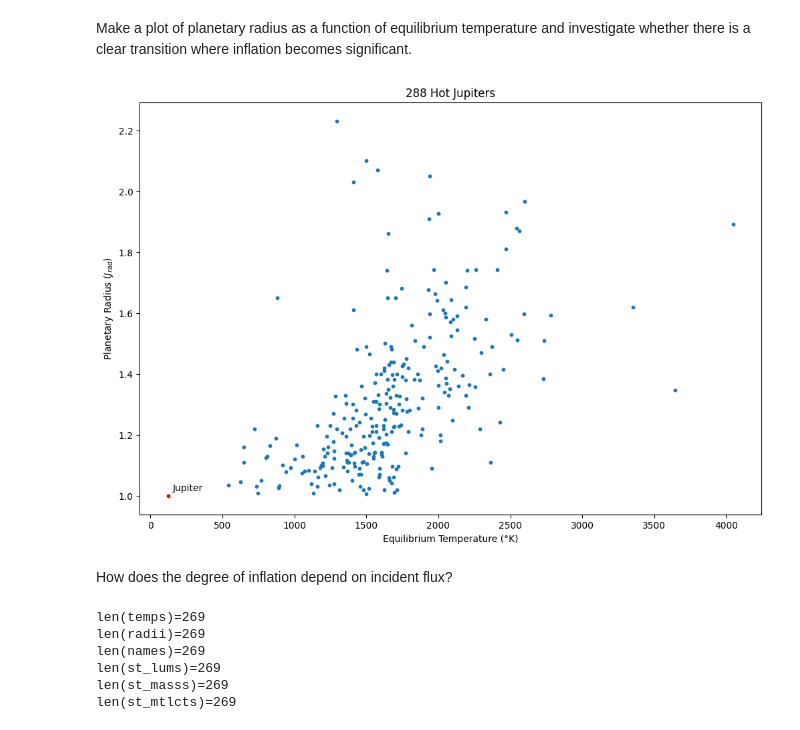
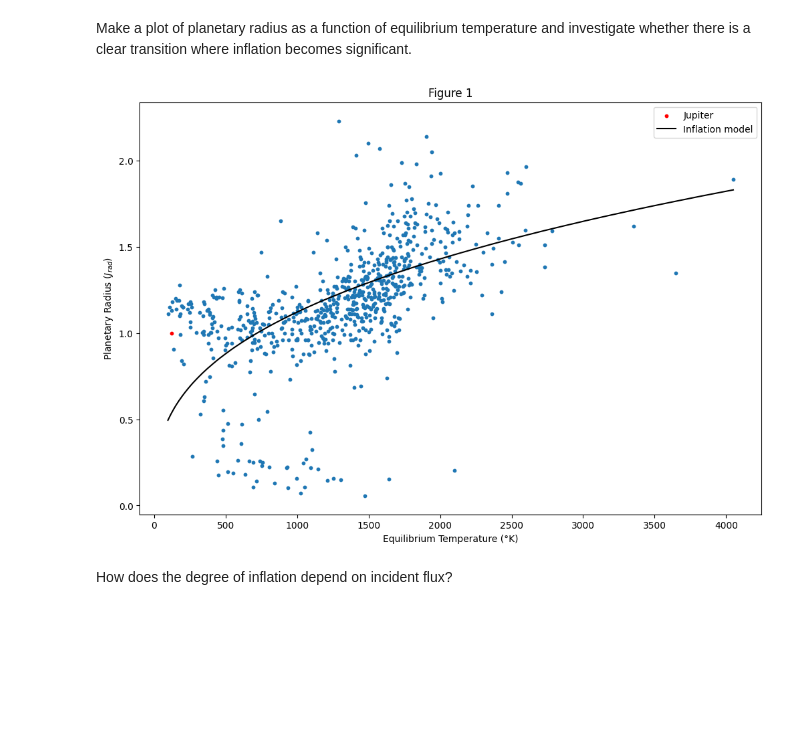
Before and after one commit to Macauley-Jones/PHYS2116_Comp_Assignment, a Jupyter notebook: Computational Assignment.ipynb, the cells around one changed output. Drawn from its saved outputs; the diff is of its cells as text; code cells hidden in the pictures; blank space fills up the shorter version.

```diff
--- a/Computational Assignment.ipynb
+++ b/Computational Assignment.ipynb
@@ -8,17 +8,19 @@ import csv
 # %%
 temps = []
 radii = []
+sm_as = []
 names = []
 st_lums = []
 st_masss = []
-st_mtlcts = []
+st_mets = []
+st_rads = []
 
-temp_uncs = {
-    "plus" : plus,
+# temp_uncs = {
+#     "plus" : plus,
 
-}
+# }
 
-with open("PSCompPars_2026(288).csv", newline='') as file:
+with open("PSCompPars_2026(1485).csv", newline='') as file:
     for line in file:
         if not line.startswith("#"):  # first non-metadata line
             header_line = line
@@ -28,10 +30,12 @@ with open("PSCompPars_2026(288).csv", newline='') as file:
     # print(reader.fieldnames)
 
     for row in reader:
-        if row["pl_eqt"] and row["pl_radj"] and row["st_lum"] and row["st_mass"] and row["st_met"]:
+        if row["pl_eqt"] and row["pl_radj"] and row["st_lum"] and row["st_mass"] and row["st_met"] and row["pl_orbsmax"] and row["pl_name"] and row["st_rad"]:
             temps.append(float(row["pl_eqt"]))
             radii.append(float(row["pl_radj"]))
+            sm_as.append(float(row["pl_orbsmax"]))
             st_lums.append(float(row["st_lum"]))
             st_masss.append(float(row["st_mass"]))
-            st_mtlcts.append(float(row["st_met"]))
+            st_mets.append(float(row["st_met"]))
+            st_rads.append(float(row["st_rad"]))
             names.append(row["pl_name"])
@@ -44,39 +43,36 @@ temps_sorted, radii_sorted, names_sorted = zip(*combined)
 J_temp = 122
 J_rad = 1
 # %%
-def plot1(eqt, rad, names):
+def plot1(eqt, rad):
     plt.figure(figsize=(12,8))
     plt.scatter(eqt, rad, s=10)
 
-    plt.scatter(J_temp, J_rad, color='red', s=10, label='Jupiter')
-    plt.annotate("Jupiter", (J_temp, J_rad),textcoords="offset points", xytext=(5,5))
+    plt.scatter(J_temp, J_rad, color="red", s=10, label="Jupiter")
+
+    x = np.linspace(min(eqt), max(eqt), 200)
+    y = (1.1 * x ** 0.35) / 11
+    plt.plot(x, y, linestyle="-", color="black", label="Inflation model")
 
     plt.xlabel("Equilibrium Temperature (°K)")
     plt.ylabel("Planetary Radius ($J_{rad}$)")
-    plt.title("288 Hot Jupiters")
+    plt.title("Figure 1")
 
+    plt.legend()
     plt.show()
 # %%
-plot1(temps_sorted, radii_sorted, names_sorted)
+plot1(temps, radii)
 # %% [output]
-[figure, old version]
+[figure, new version]
 # %% [markdown]
 How does the degree of inflation depend on incident flux?
 # %%
 
-print(f"{len(temps)=}")
-print(f"{len(radii)=}")
-print(f"{len(names)=}")
-print(f"{len(st_lums)=}")
-print(f"{len(st_masss)=}")
-print(f"{len(st_mtlcts)=}")
+# print(f"{len(temps)=}")
+# print(f"{len(radii)=}")
+# print(f"{len(names)=}")
+# print(f"{len(st_lums)=}")
+# print(f"{len(st_masss)=}")
+# print(f"{len(st_mtlcts)=}")
 
-# degree_of_inflation = 100*(int($J_{rad}$) - 1) # Or just the radius
-# incident_flux = L/(4*Pi*r^2)
+# # degree_of_inflation = 100*(int($J_{rad}$) - 1) # Or just the radius
+# # incident_flux = L/(4*Pi*r^2)
-# %% [output]
-len(temps)=269
-len(radii)=269
-len(names)=269
-len(st_lums)=269
-len(st_masss)=269
-len(st_mtlcts)=269
```
Also changed, not shown: parts of 4 cells of this notebook, 3 other files.
